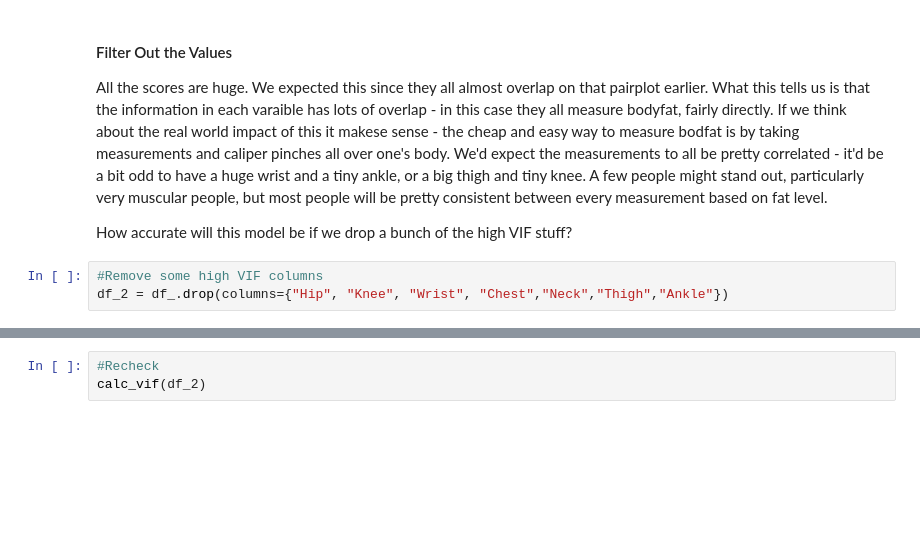
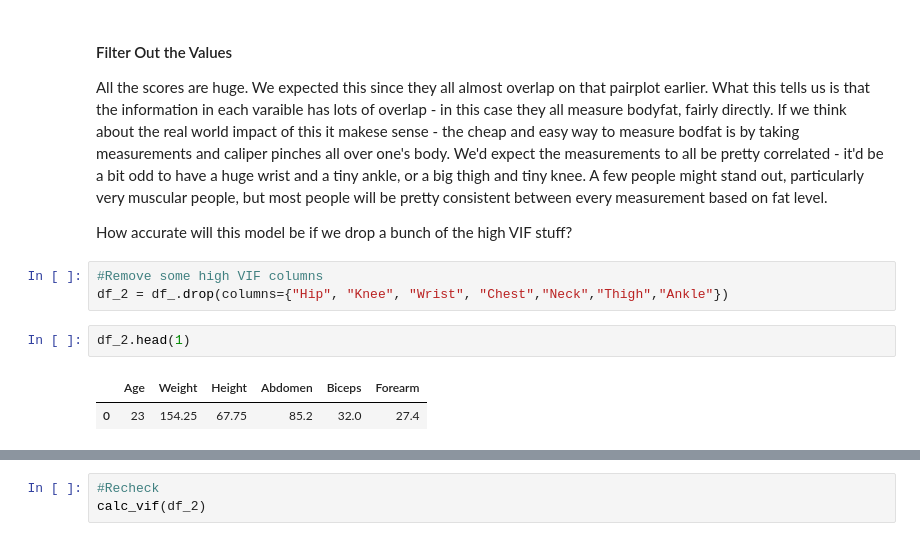
Before and after one commit to SidhST12/Basic_Stats_in_Python_Student_Workbooks, a Jupyter notebook: 023_Multiple_Regression_sol.ipynb, the cells around one changed output, grey strips where cells are left out. Cells and saved outputs as stored; diff of their text form; blank space fills up the shorter version.

```diff
--- a/023_Multiple_Regression_sol.ipynb
+++ b/023_Multiple_Regression_sol.ipynb
@@ -421,6 +421,11 @@ How accurate will this model be if we drop a bunch of the high VIF stuff?
 # %%
 #Remove some high VIF columns
 df_2 = df_.drop(columns={"Hip", "Knee", "Wrist", "Chest","Neck","Thigh","Ankle"})
+# %%
+df_2.head(1)
+# %% [output]
+|  | Age | Weight | Height | Abdomen | Biceps | Forearm |
+| 0 | 23 | 154.25 | 67.75 | 85.2 | 32.0 | 27.4 |
 # %%
 #Run statsmodesl to get results
 X2 = sm.add_constant(df_2)
```
Also changed, not shown: parts of 9 cells of this notebook, 1 other file.
